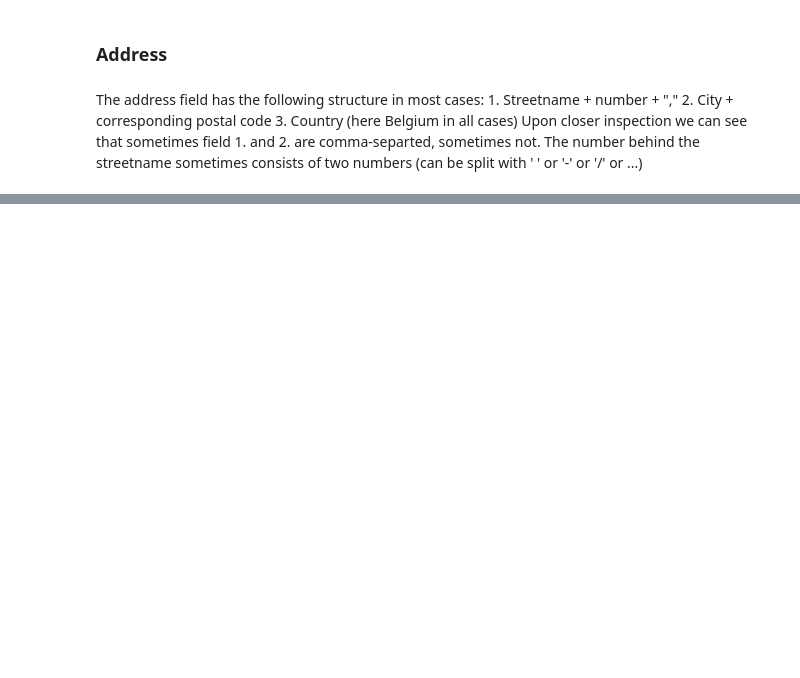
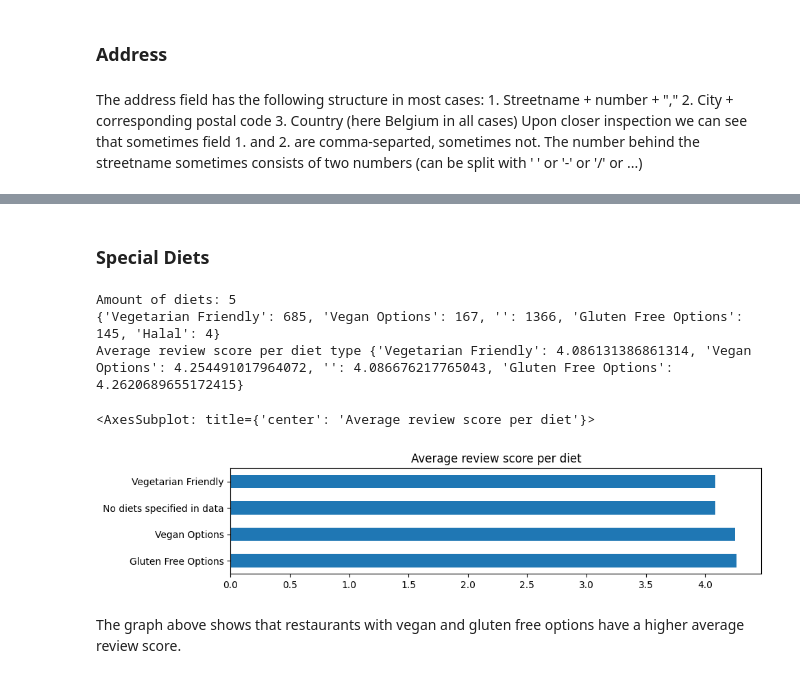
Before and after one commit to brabreda/Machine-learning, a Jupyter notebook: Sprint 1.ipynb, the cells around one changed output, grey strips where cells are left out. Cells and saved outputs as stored; diff of their text form; code cells hidden in the pictures; blank space fills up the shorter version.

```diff
--- a/Sprint 1.ipynb
+++ b/Sprint 1.ipynb
@@ -182,0 +330,31 @@ pd.plotting.scatter_matrix(df, figsize = (12,12))
+# %% [markdown]
+### Special Diets
+# %%
+# check which special diets exist in the data
+diet_types = {}
+for i in df_train['special diets'].fillna(value=""):
+    for f in i.split(','):
+            if f.strip() in diet_types.keys():
+                diet_types[f.strip()] += 1
+            else:
+                diet_types[f.strip()] = 1
+
+print("Amount of diets:" , len(diet_types.keys()))
+print(diet_types)
+
+# check if available diet options have influence on the average rating per restaurant
+diet_avg_review = {}
+for d in diet_types.keys():
+    if len(df_train[df_train['special diets'].str.contains(d) == True]) >=  100: #only use data of a diet type if there are more than 100 restaurants with that diet type
+        diet_avg_review[d] = df[df_train['special diets'].str.contains(d) == True]['general rating'].mean()
+print('Average review score per diet type',diet_avg_review)
+df_diets = pd.Series(diet_avg_review).rename({'': 'No diets specified in data'})
+df_diets.sort_values(ascending=False).plot(kind='barh', figsize=(10,2), title='Average review score per diet')
+# %% [output]
+Amount of diets: 5
+{'Vegetarian Friendly': 685, 'Vegan Options': 167, '': 1366, 'Gluten Free Options': 145, 'Halal': 4}
+Average review score per diet type {'Vegetarian Friendly': 4.086131386861314, 'Vegan Options': 4.254491017964072, '': 4.086676217765043, 'Gluten Free Options': 4.2620689655172415}
+<AxesSubplot: title={'center': 'Average review score per diet'}>
+[figure, added]
+# %% [markdown]
+The graph above shows that restaurants with vegan and gluten free options have a higher average review score.
```
Also changed, not shown: parts of 14 cells of this notebook, 1 other file.
